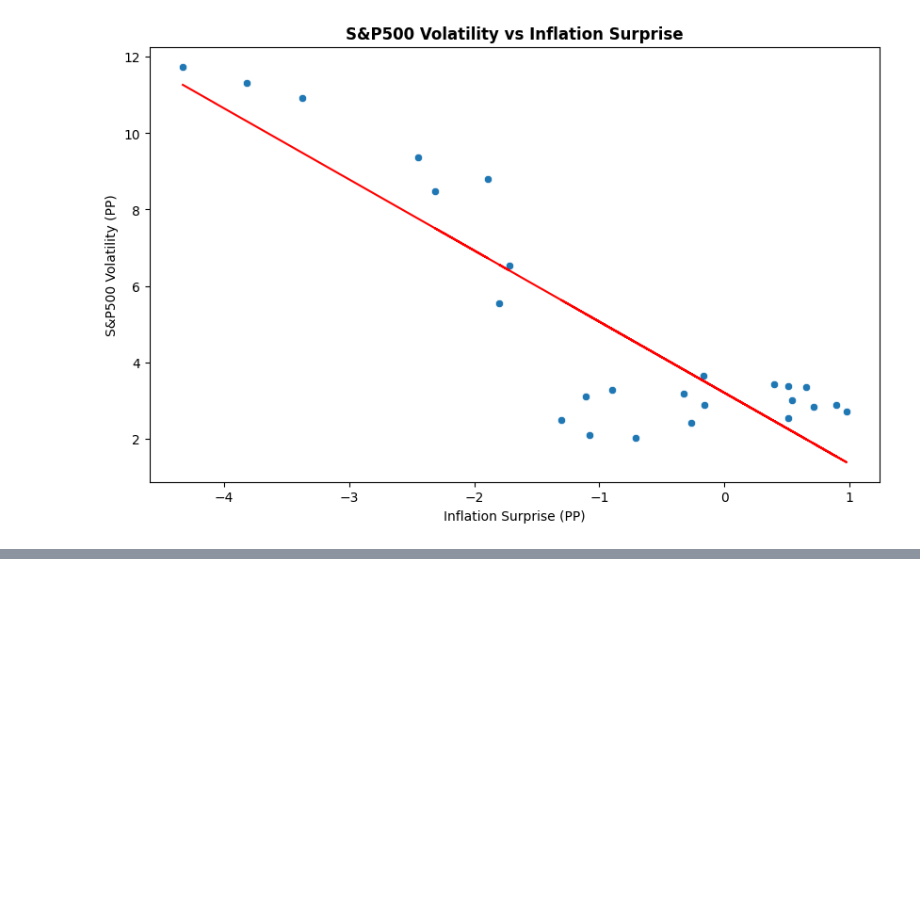
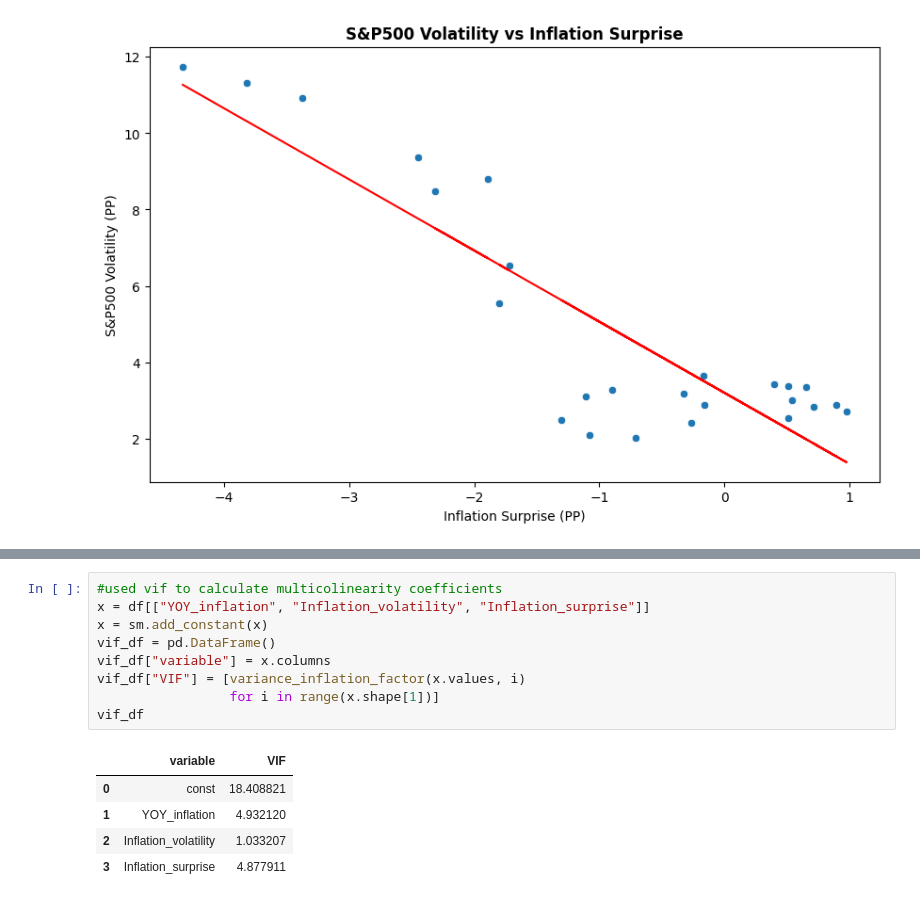
Before and after one commit to jamesr1x/Inflation_Stock_Returns_Analysis, a Jupyter notebook: Executed_scripts/Analysis_output.ipynb, the cells around one changed output, grey strips where cells are left out. Drawn from its saved outputs; the diff is of its cells as text; blank space fills up the shorter version.

```diff
--- a/Executed_scripts/Analysis_output.ipynb
+++ b/Executed_scripts/Analysis_output.ipynb
@@ -563,3 +567,18 @@ Covariance Type:            nonrobust
 
 Notes:
 [1] Standard Errors assume that the covariance matrix of the errors is correctly specified.
+# %%
+#used vif to calculate multicolinearity coefficients
+x = df[["YOY_inflation", "Inflation_volatility", "Inflation_surprise"]]
+x = sm.add_constant(x)
+vif_df = pd.DataFrame()
+vif_df["variable"] = x.columns
+vif_df["VIF"] = [variance_inflation_factor(x.values, i)
+                 for i in range(x.shape[1])]
+vif_df
+# %% [output]
+|  | variable | VIF |
+| 0 | const | 18.408821 |
+| 1 | YOY_inflation | 4.932120 |
+| 2 | Inflation_volatility | 1.033207 |
+| 3 | Inflation_surprise | 4.877911 |
```
Also changed, not shown: parts of 8 cells of this notebook, 10 other files.
